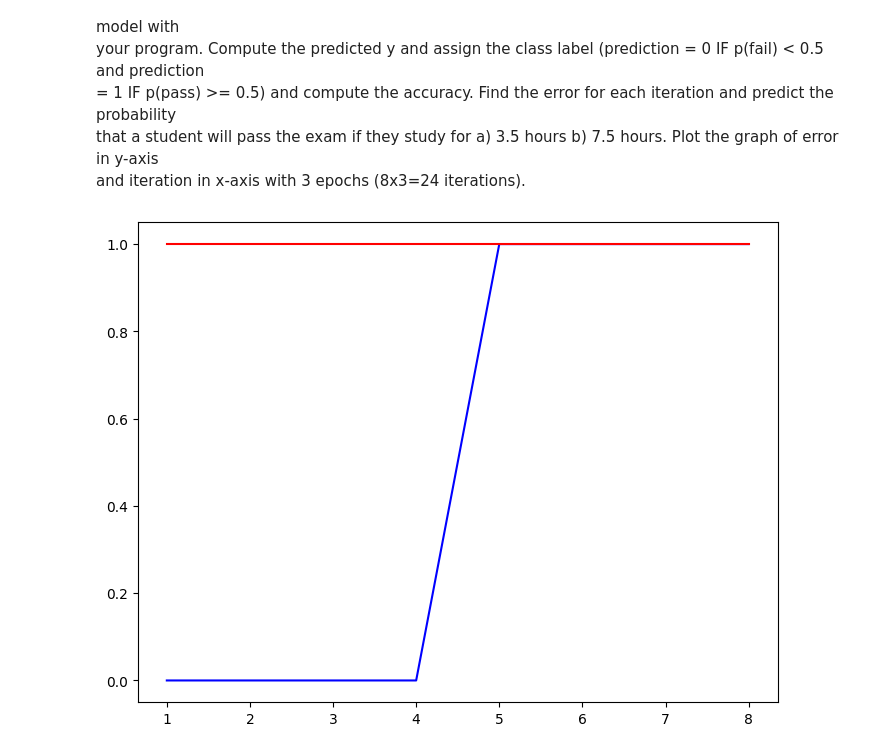
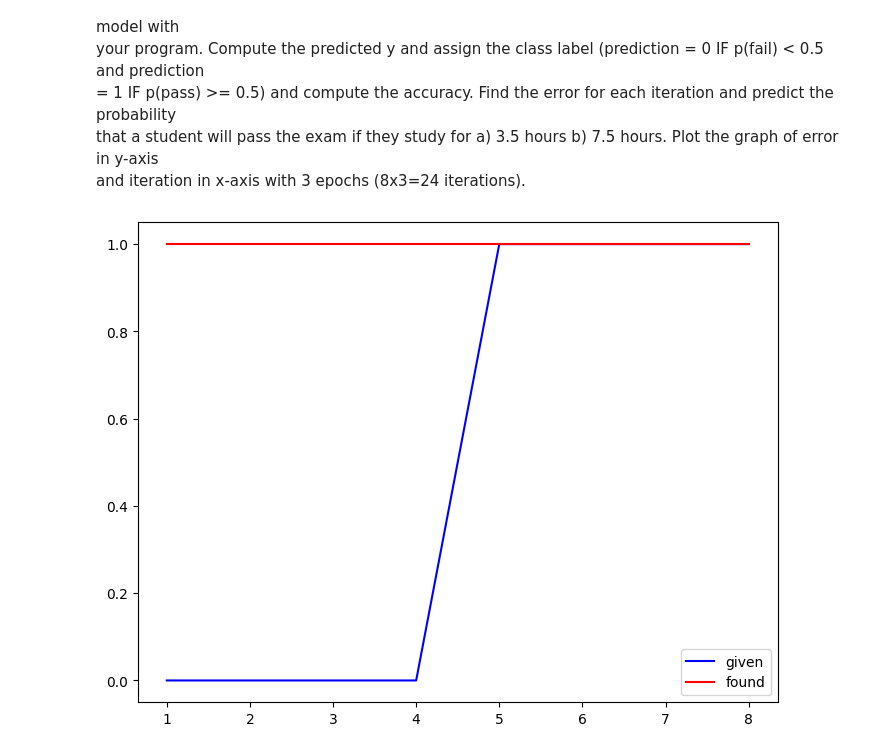
Before and after one commit to arnavjagia/5-sem-lab, a Jupyter notebook: ML/week 5 - LOGISTIC REGRESSION AND STOCHASTIC GRADIENT DESCENT/week 5.ipynb, the cells around one changed output. Cells and saved outputs as stored; diff of their text form; code cells hidden in the pictures.

```diff
--- a/ML/week 5 - LOGISTIC REGRESSION AND STOCHASTIC GRADIENT DESCENT/week 5.ipynb
+++ b/ML/week 5 - LOGISTIC REGRESSION AND STOCHASTIC GRADIENT DESCENT/week 5.ipynb
@@ -36,9 +36,9 @@ regression with gradient descent technique
 import snoop
 
 
-def sgd(df, learning_rate=0.00001, epochs=4):
-    X = df['m_height']
-    y = df['d_height']
+def sgd(df, learning_rate=0.00004, epochs=4):
+    X = df['m_height'].to_numpy()
+    y = df['d_height'].to_numpy()
 
     B0 = 0.0
     B1 = 0.0
@@ -58,8 +58,8 @@ def sgd(df, learning_rate=0.00001, epochs=4):
             errorlist.append(error)
 
             # Update coefficients
-            B0 = B0 - 2 * learning_rate * error
-            B1 = B1 - 2 * learning_rate * error * xi
+            B0 = B0 - learning_rate * error
+            B1 = B1 - learning_rate * error * xi
 
 #     print(f'Final B0: {B0}')
 #     print(f'Final B1: {B1}')
@@ -171,43 +115,41 @@ and iteration in x-axis with 3 epochs (8x3=24 iterations).
 """
 
 df = pd.read_csv('study.csv')
 x = df['hours'].to_numpy()
 y = df['pass'].to_numpy()
 
 b0, b1 = 0, 0
 a = 0.3
 y_len = len(y)
 
 for i in range(3):
     for j in range(y_len):
-        z = (b0 * x[j]) + b1
+        z = b0 + (b1 * x[j])
         p = 1 / (1 + np.exp(-1 * z))
-        if p >= 0.5:
-            p = 1
-        else:
-            p = 0
-        err = 2 * (p - y[j])
-        b0 = b0 - (b0 * err * a)
-        b1 = b1 - (b1 * err * a * x[j])
+        err = (y[j] - p)
+        b0 = b0 + (a * err * p * (1 - p))
+        b1 = b1 + (a * err * p * (1 - p) * x[j])
+
 
 predict = []
 mse = 0
 for i in range(y_len):
-    z = (b0 * x[j]) + b1
+    z = b0 + (b1 * x[j])
     p = 1 / (1 + np.exp(-1 * z))
     if p >= 0.5:
         p = 1
     else:
         p = 0
     predict.append(p)
-    mse += (p - y[i]) ** 2
+    mse += (y[i] - p) ** 2
 mse /= y_len
 predict = np.array(predict)
 fig = plt.figure()
-ax = fig.add_axes([0, 0, 1, 1])
+ax = fig.add_axes(rect=(0, 0, 1, 1))
 plt.plot(x, y, label = 'given', color = 'blue')
 plt.plot(x, predict, label = 'found', color = 'red')
+plt.legend()
 plt.show()
 # %% [output]
-[figure, old version]
+[figure, new version]
 # %%
```
Also changed, not shown: parts of 5 cells of this notebook, 4 other files.
